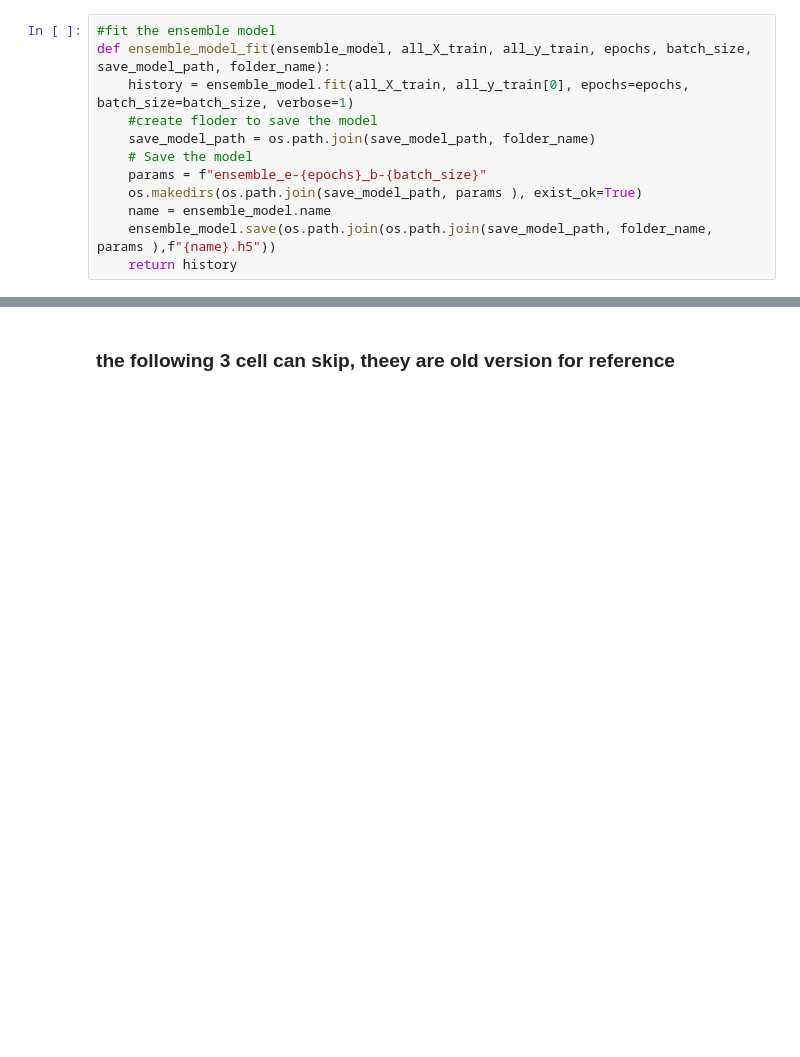
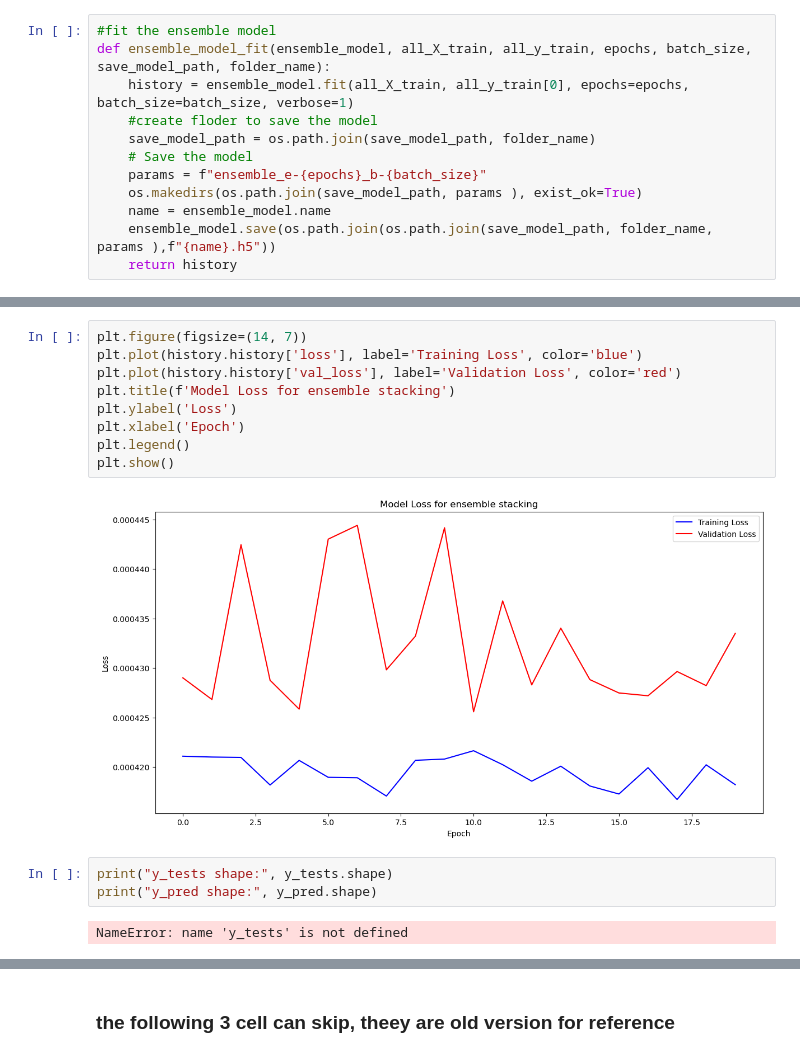
Before and after one commit to xkillerjamesx12/tbot-st-ta, a Jupyter notebook: model-pipline.ipynb, the cells around one changed output, grey strips where cells are left out. Drawn from its saved outputs; the diff is of its cells as text; blank space fills up the shorter version.

```diff
--- a/model-pipline.ipynb
+++ b/model-pipline.ipynb
@@ -764,0 +864,16 @@ WARNING:absl:You are saving your model as an HDF5 file via `model.save()` or `ke
+# %%
+plt.figure(figsize=(14, 7))
+plt.plot(history.history['loss'], label='Training Loss', color='blue')
+plt.plot(history.history['val_loss'], label='Validation Loss', color='red')
+plt.title(f'Model Loss for ensemble stacking')
+plt.ylabel('Loss')
+plt.xlabel('Epoch')
+plt.legend()
+plt.show()
+# %% [output]
+[figure, added]
+# %%
+print("y_tests shape:", y_tests.shape)
+print("y_pred shape:", y_pred.shape)
+# %% [output]
+NameError: name 'y_tests' is not defined
```
Also changed, not shown: parts of 32 cells of this notebook, 41 other files.
